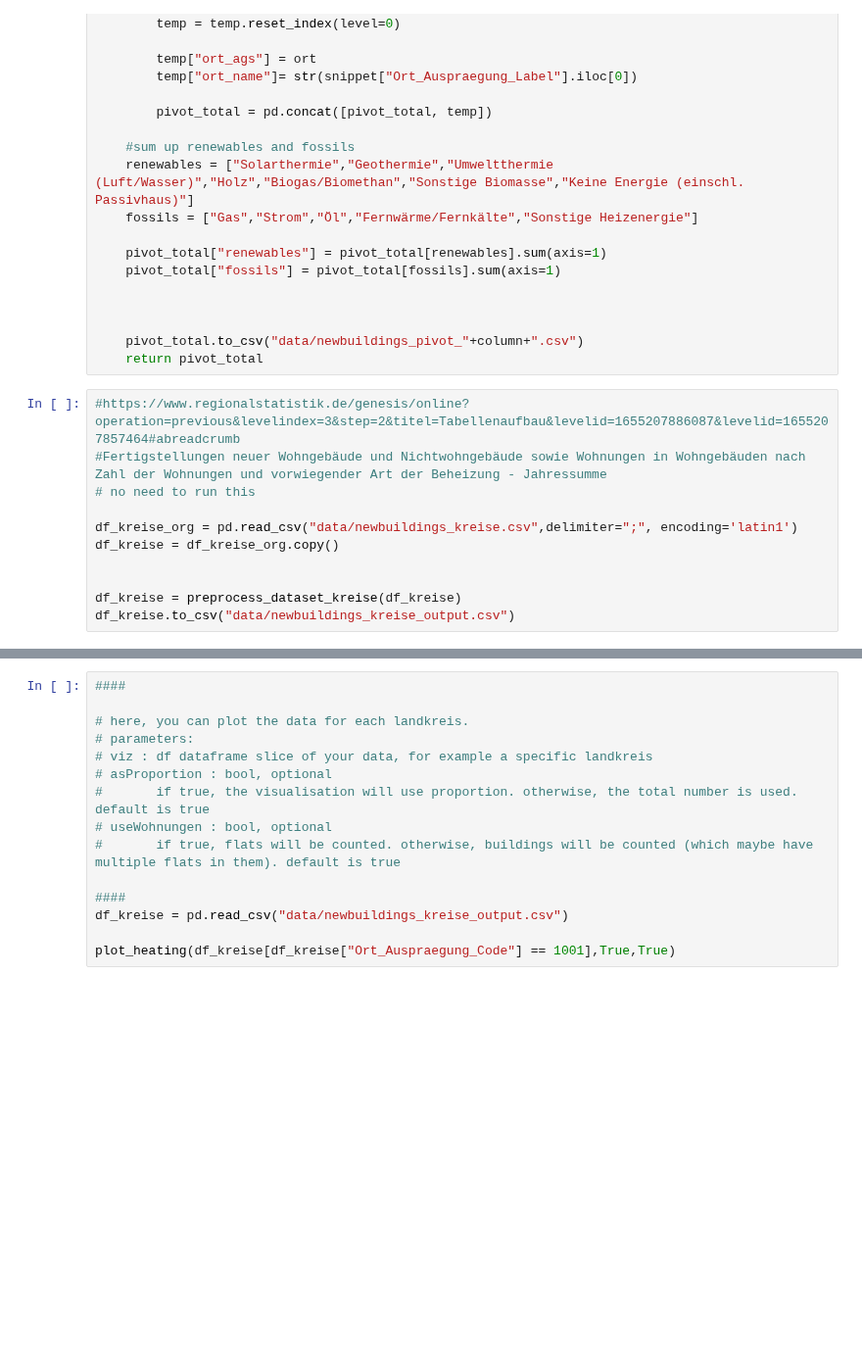
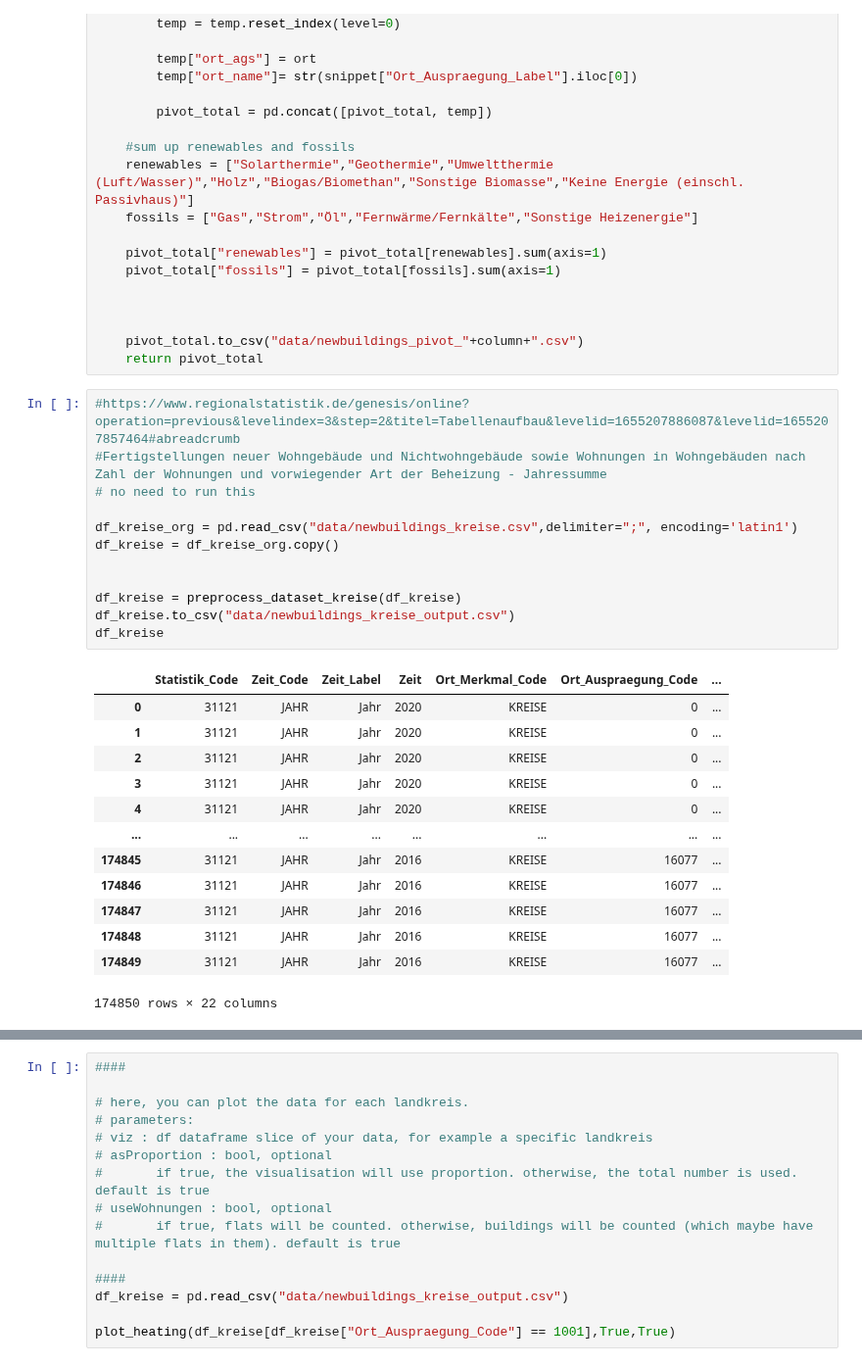
Before and after one commit to uclab-potsdam/klimataz, a Jupyter notebook: buildings/newbuildings_heating.ipynb, the cells around one changed output, grey strips where cells are left out. Shown at 98% size. Cells and saved outputs as stored; diff of their text form; blank space fills up the shorter version.

```diff
--- a/buildings/newbuildings_heating.ipynb
+++ b/buildings/newbuildings_heating.ipynb
@@ -289,11 +289,26 @@ def create_pivot_tables(df_p,asProportion = True,useWohnungen = True):
 # %%
 #https://www.regionalstatistik.de/genesis/online?operation=previous&levelindex=3&step=2&titel=Tabellenaufbau&levelid=1655207886087&levelid=1655207857464#abreadcrumb
 #Fertigstellungen neuer Wohngebäude und Nichtwohngebäude sowie Wohnungen in Wohngebäuden nach Zahl der Wohnungen und vorwiegender Art der Beheizung - Jahressumme
 # no need to run this
 
 df_kreise_org = pd.read_csv("data/newbuildings_kreise.csv",delimiter=";", encoding='latin1')
 df_kreise = df_kreise_org.copy()
 
 
 df_kreise = preprocess_dataset_kreise(df_kreise)
 df_kreise.to_csv("data/newbuildings_kreise_output.csv")
+df_kreise
+# %% [output]
+|  | Statistik_Code | Zeit_Code | Zeit_Label | Zeit | Ort_Merkmal_Code | Ort_Auspraegung_Code | ... |
+| 0 | 31121 | JAHR | Jahr | 2020 | KREISE | 0 | ... |
+| 1 | 31121 | JAHR | Jahr | 2020 | KREISE | 0 | ... |
+| 2 | 31121 | JAHR | Jahr | 2020 | KREISE | 0 | ... |
+| 3 | 31121 | JAHR | Jahr | 2020 | KREISE | 0 | ... |
+| 4 | 31121 | JAHR | Jahr | 2020 | KREISE | 0 | ... |
+| ... | ... | ... | ... | ... | ... | ... | ... |
+| 174845 | 31121 | JAHR | Jahr | 2016 | KREISE | 16077 | ... |
+| 174846 | 31121 | JAHR | Jahr | 2016 | KREISE | 16077 | ... |
+| 174847 | 31121 | JAHR | Jahr | 2016 | KREISE | 16077 | ... |
+| 174848 | 31121 | JAHR | Jahr | 2016 | KREISE | 16077 | ... |
+| 174849 | 31121 | JAHR | Jahr | 2016 | KREISE | 16077 | ... |
+174850 rows × 22 columns
```
Also changed, not shown: parts of 5 cells of this notebook, 4 other files.
